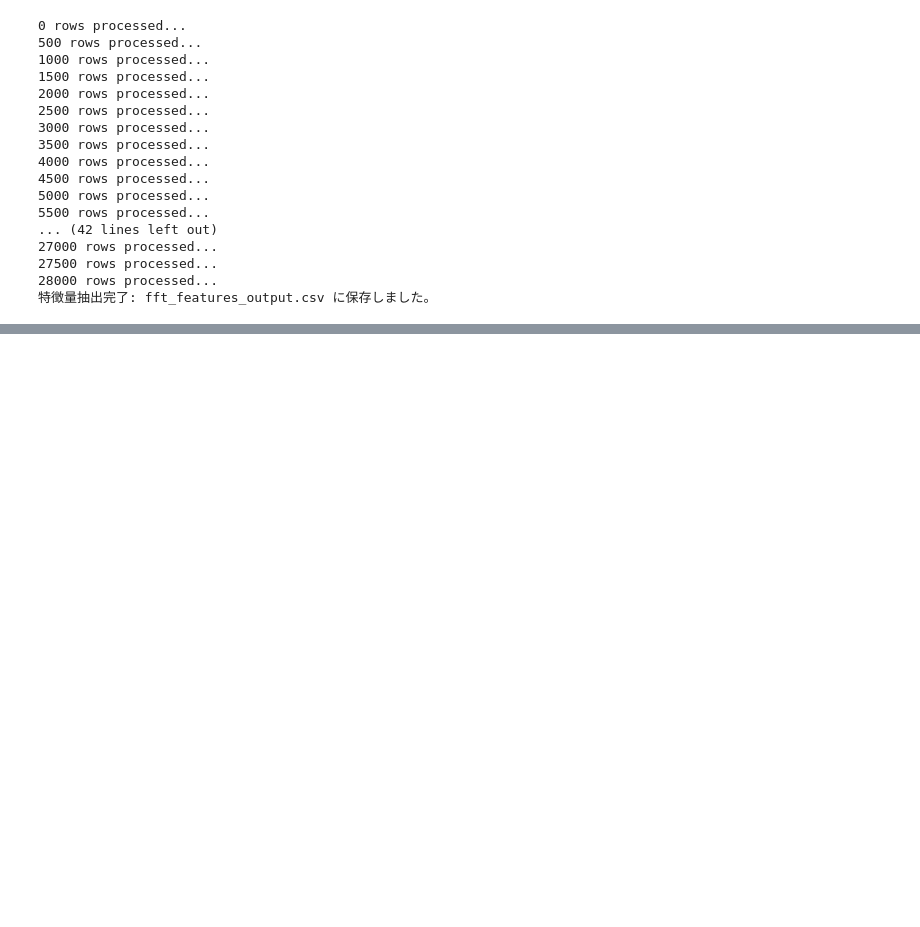
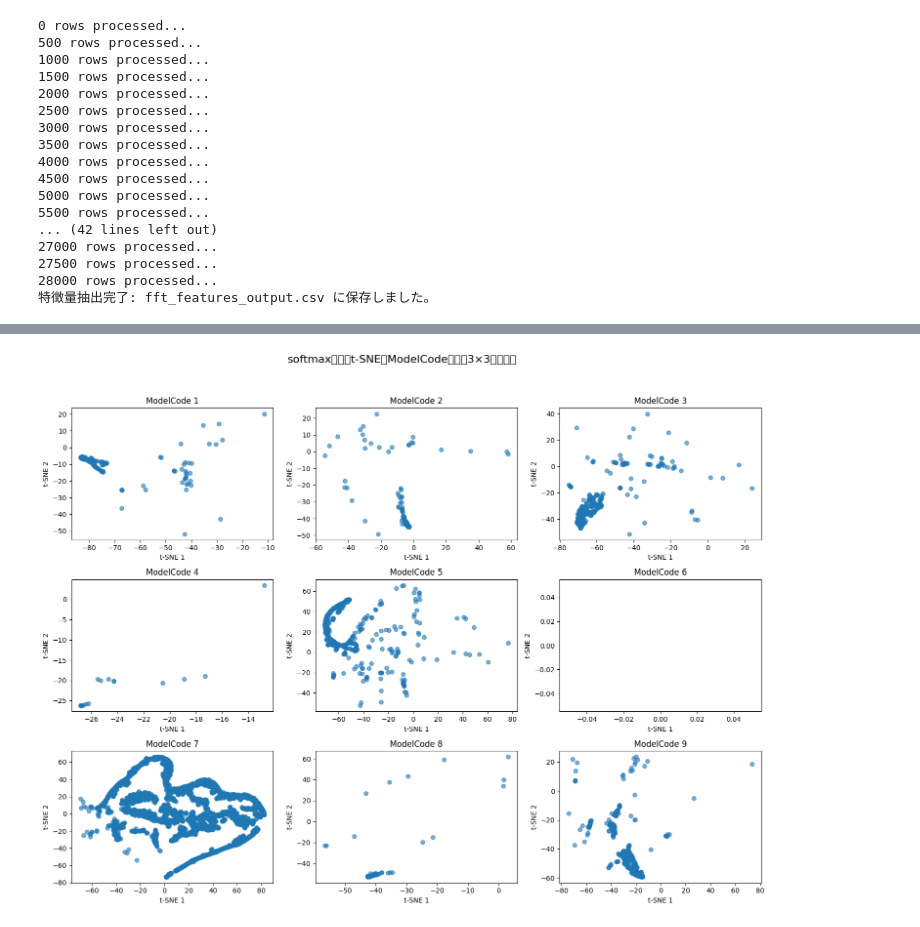
Before and after one commit to IoTripas/IbukiAI, a Jupyter notebook: pumptype.ipynb, the cells around one changed output, grey strips where cells are left out. Saved outputs shown, nothing was run; the diff lists cells and outputs as text; code cells hidden in the pictures; blank space fills up the shorter version.

```diff
--- a/pumptype.ipynb
+++ b/pumptype.ipynb
@@ -799,0 +573,30 @@ fig.show()
+# %%
+import numpy as np
+import matplotlib.pyplot as plt
+from sklearn.manifold import TSNE
+
+# softmax出力を取得
+softmax_output = model.predict(X_val)
+
+# t-SNEで2次元に圧縮
+X_tsne = TSNE(n_components=2, perplexity=30, random_state=42).fit_transform(softmax_output)
+
+# ラベルを元の1〜9に戻す
+y_val_labels = y_val + 1
+
+# 3×3 のサブプロットを作成
+fig, axes = plt.subplots(3, 3, figsize=(15, 12))
+fig.suptitle("softmax出力のt-SNE（ModelCodeごとに3×3で表示）", fontsize=16)
+
+# 各 ModelCode に対してプロット
+for i in range(1, 10):
+    ax = axes[(i-1)//3, (i-1)%3]
+    idx = (y_val_labels == i)
+    ax.scatter(X_tsne[idx, 0], X_tsne[idx, 1], alpha=0.6, color='tab:blue')
+    ax.set_title(f'ModelCode {i}')
+    ax.set_xlabel('t-SNE 1')
+    ax.set_ylabel('t-SNE 2')
+
+plt.tight_layout(rect=[0, 0.03, 1, 0.95])
+plt.show()
+# %% [output]
@@ -799,0 +604 @@ fig.show()
+[figure, added]
```
Also changed, not shown: parts of 20 cells of this notebook.
